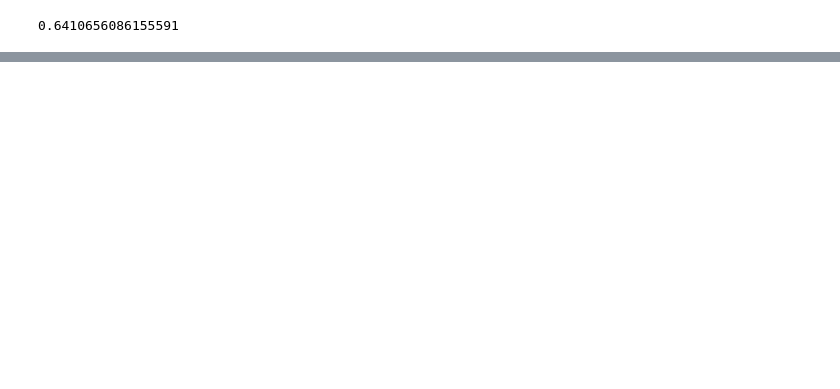
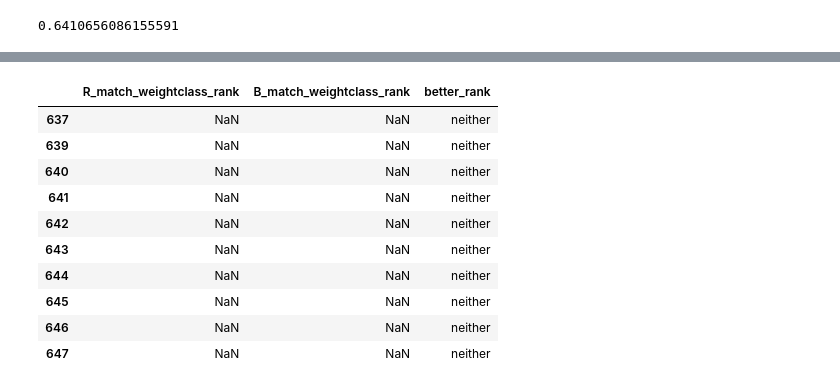
Before and after one commit to PrithviKaushik/fight-sense, a Jupyter notebook: notebooks/02_exploratory_data_analysis.ipynb, the cells around one changed output, grey strips where cells are left out. Saved outputs shown, nothing was run; the diff lists cells and outputs as text; code cells hidden in the pictures; blank space fills up the shorter version.

```diff
--- a/notebooks/02_exploratory_data_analysis.ipynb
+++ b/notebooks/02_exploratory_data_analysis.ipynb
@@ -342,0 +390,21 @@ Name: count, dtype: int64
+# %%
+ufc_data.loc[
+    ufc_data["better_rank"] == "neither",
+    [
+        "R_match_weightclass_rank",
+        "B_match_weightclass_rank",
+        "better_rank"
+    ]
+].head(10)
+# %% [output]
+|  | R_match_weightclass_rank | B_match_weightclass_rank | better_rank |
+| 637 | NaN | NaN | neither |
+| 639 | NaN | NaN | neither |
+| 640 | NaN | NaN | neither |
+| 641 | NaN | NaN | neither |
+| 642 | NaN | NaN | neither |
+| 643 | NaN | NaN | neither |
+| 644 | NaN | NaN | neither |
+| 645 | NaN | NaN | neither |
+| 646 | NaN | NaN | neither |
+| 647 | NaN | NaN | neither |
```
Also changed, not shown: parts of 37 cells of this notebook.
